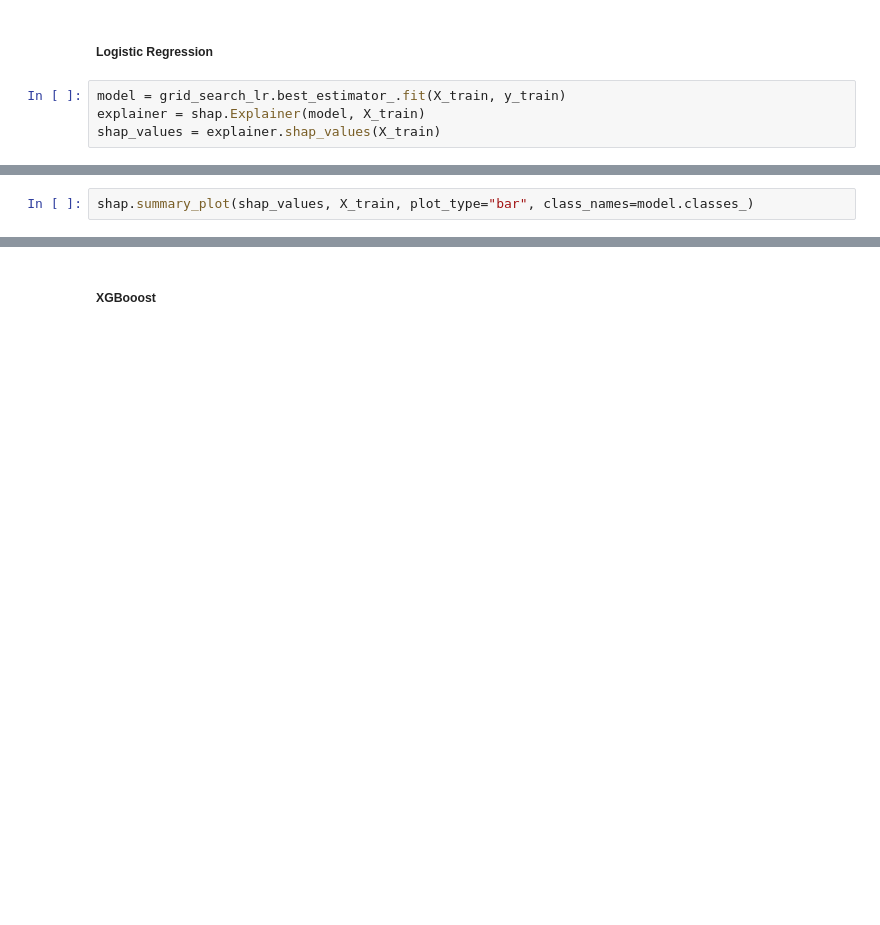
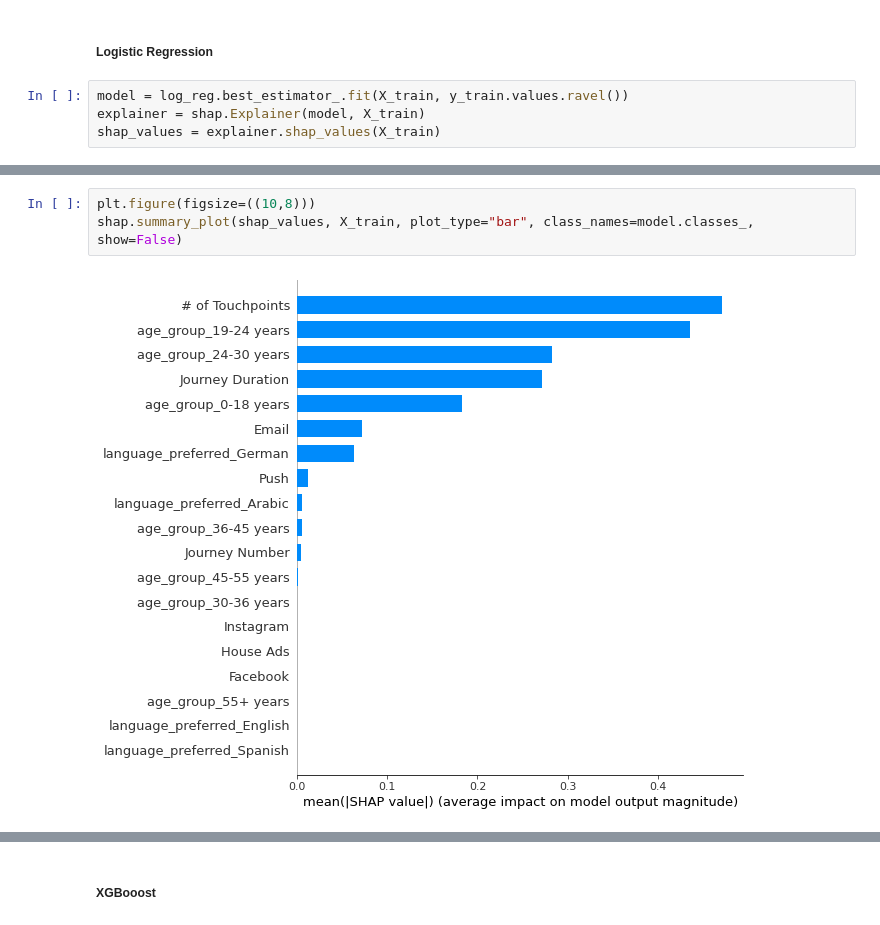
Before and after one commit to kevintunney/ISyE7406-GroupProject, a Jupyter notebook: data/notebook_mark.ipynb, the cells around one changed output, grey strips where cells are left out. Saved outputs shown, nothing was run; the diff lists cells and outputs as text; blank space fills up the shorter version.

```diff
--- a/data/notebook_mark.ipynb
+++ b/data/notebook_mark.ipynb
@@ -195,6 +244,6 @@ shap.summary_plot(shap_values[1], X_train, class_names=model.classes_)
 # %% [markdown]
 ##### Logistic Regression
 # %%
-model = grid_search_lr.best_estimator_.fit(X_train, y_train)
+model = log_reg.best_estimator_.fit(X_train, y_train.values.ravel())
 explainer = shap.Explainer(model, X_train)
 shap_values = explainer.shap_values(X_train)
@@ -201,4 +263,7 @@ shap_values = explainer.shap_values(X_train)
 # %%
-shap.summary_plot(shap_values, X_train, plot_type="bar", class_names=model.classes_)
+plt.figure(figsize=((10,8)))
+shap.summary_plot(shap_values, X_train, plot_type="bar", class_names=model.classes_, show=False)
+# %% [output]
+[figure, added]
 # %%
 shap.summary_plot(shap_values, X_train, plot_type="dot", class_names=model.classes_)
```
Also changed, not shown: parts of 23 cells of this notebook.
